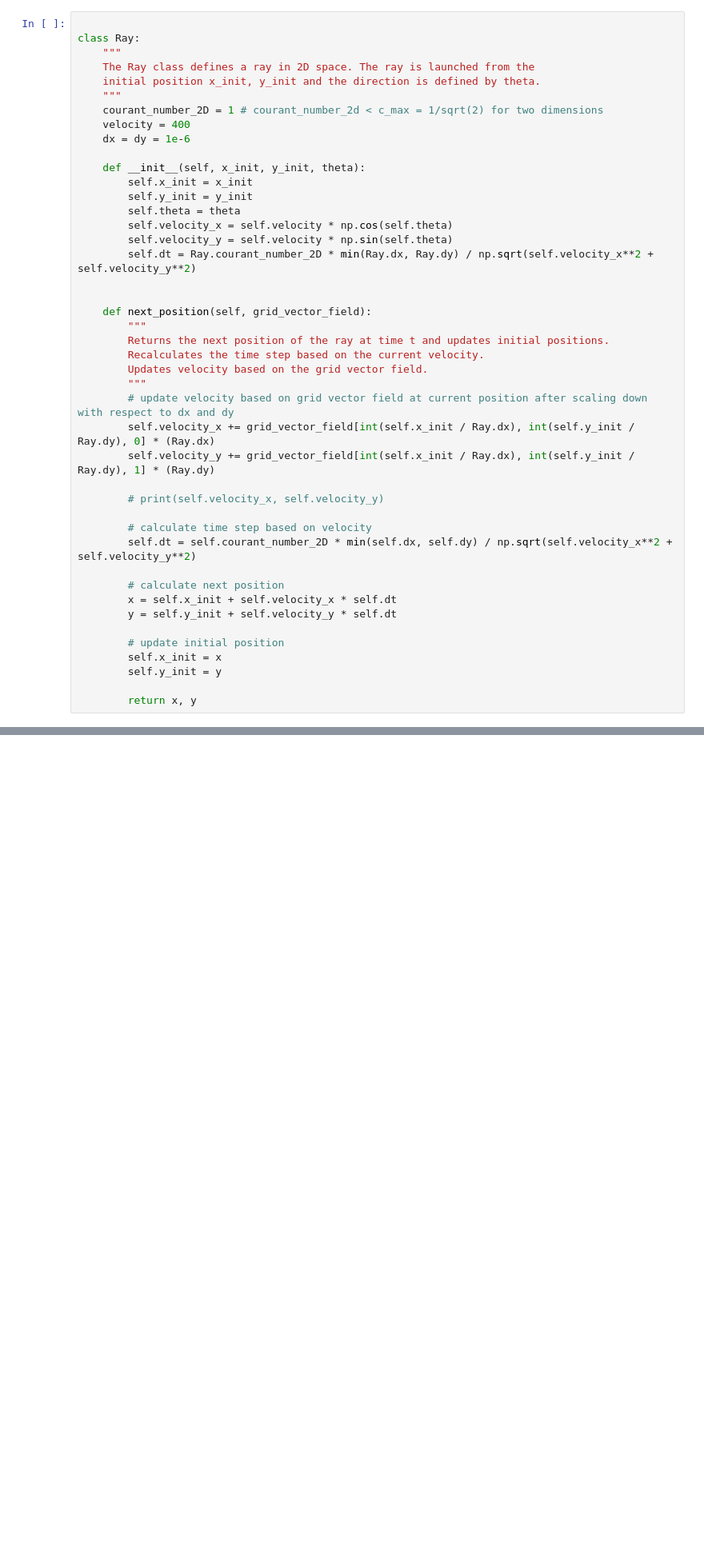
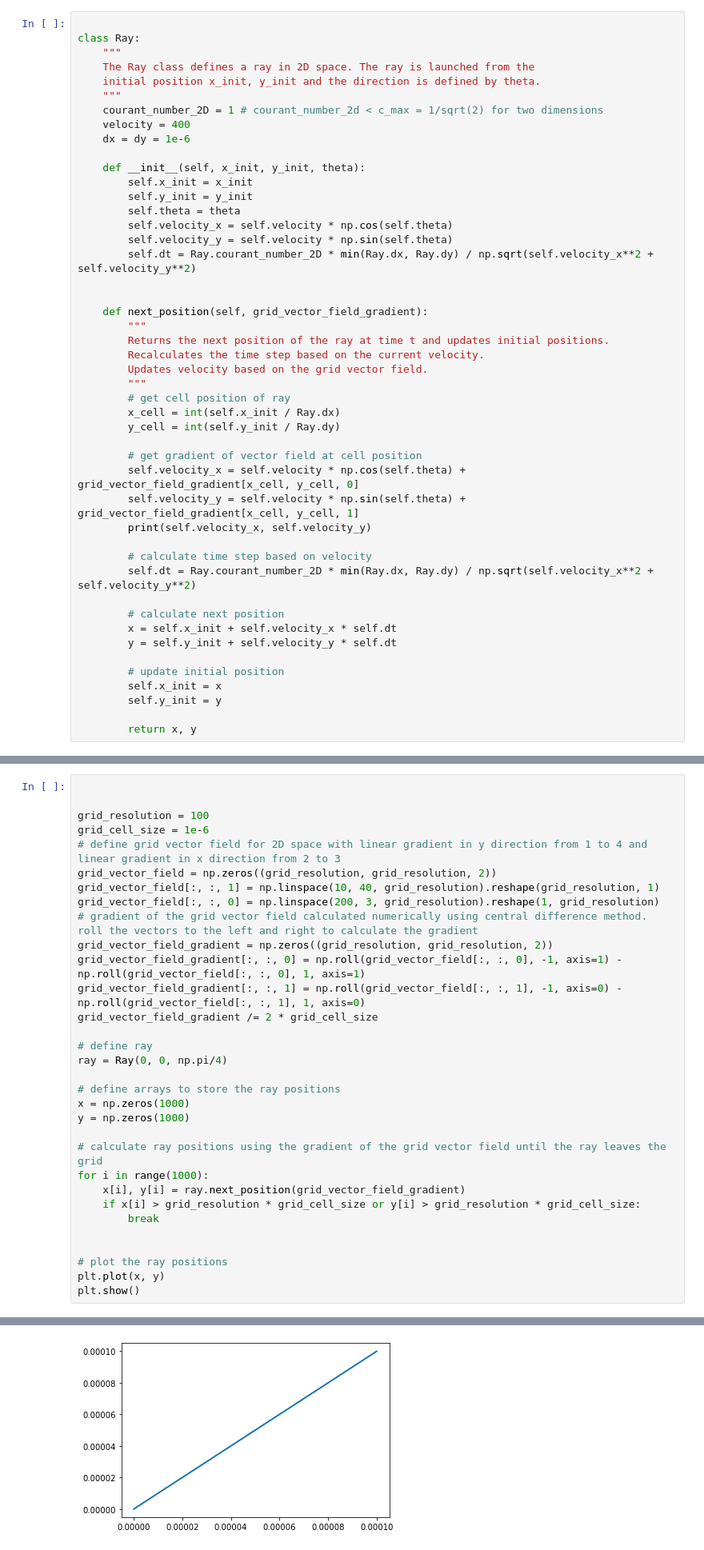
Before and after one commit to apoudel20/python-cbet, a Jupyter notebook: ray_march.ipynb, the cells around one changed output, grey strips where cells are left out. Shown at 80% size. Drawn from its saved outputs; the diff is of its cells as text; blank space fills up the shorter version.

```diff
--- a/ray_march.ipynb
+++ b/ray_march.ipynb
@@ -23,20 +23,23 @@ class Ray:
         self.dt = Ray.courant_number_2D * min(Ray.dx, Ray.dy) / np.sqrt(self.velocity_x**2 + self.velocity_y**2)
 
 
-    def next_position(self, grid_vector_field):
+    def next_position(self, grid_vector_field_gradient):
         """
         Returns the next position of the ray at time t and updates initial positions.
         Recalculates the time step based on the current velocity.
         Updates velocity based on the grid vector field.
         """
-        # update velocity based on grid vector field at current position after scaling down with respect to dx and dy
-        self.velocity_x += grid_vector_field[int(self.x_init / Ray.dx), int(self.y_init / Ray.dy), 0] * (Ray.dx)
-        self.velocity_y += grid_vector_field[int(self.x_init / Ray.dx), int(self.y_init / Ray.dy), 1] * (Ray.dy)
+        # get cell position of ray
+        x_cell = int(self.x_init / Ray.dx)
+        y_cell = int(self.y_init / Ray.dy)
 
-        # print(self.velocity_x, self.velocity_y)
+        # get gradient of vector field at cell position
+        self.velocity_x = self.velocity * np.cos(self.theta) + grid_vector_field_gradient[x_cell, y_cell, 0]
+        self.velocity_y = self.velocity * np.sin(self.theta) + grid_vector_field_gradient[x_cell, y_cell, 1]
+        print(self.velocity_x, self.velocity_y)
 
         # calculate time step based on velocity
-        self.dt = self.courant_number_2D * min(self.dx, self.dy) / np.sqrt(self.velocity_x**2 + self.velocity_y**2)
+        self.dt = Ray.courant_number_2D * min(Ray.dx, Ray.dy) / np.sqrt(self.velocity_x**2 + self.velocity_y**2)
 
         # calculate next position
         x = self.x_init + self.velocity_x * self.dt
@@ -58,0 +53,33 @@ grid_vector_field[:, :, 0] = np.linspace(0, 0, grid_resolution).reshape(1, grid_
+# %%
+
+
+grid_resolution = 100
+grid_cell_size = 1e-6
+# define grid vector field for 2D space with linear gradient in y direction from 1 to 4 and linear gradient in x direction from 2 to 3
+grid_vector_field = np.zeros((grid_resolution, grid_resolution, 2))
+grid_vector_field[:, :, 1] = np.linspace(10, 40, grid_resolution).reshape(grid_resolution, 1)
+grid_vector_field[:, :, 0] = np.linspace(200, 3, grid_resolution).reshape(1, grid_resolution)
+# gradient of the grid vector field calculated numerically using central difference method. roll the vectors to the left and right to calculate the gradient
+grid_vector_field_gradient = np.zeros((grid_resolution, grid_resolution, 2))
+grid_vector_field_gradient[:, :, 0] = np.roll(grid_vector_field[:, :, 0], -1, axis=1) - np.roll(grid_vector_field[:, :, 0], 1, axis=1)
+grid_vector_field_gradient[:, :, 1] = np.roll(grid_vector_field[:, :, 1], -1, axis=0) - np.roll(grid_vector_field[:, :, 1], 1, axis=0)
+grid_vector_field_gradient /= 2 * grid_cell_size
+
+# define ray
+ray = Ray(0, 0, np.pi/4)
+
+# define arrays to store the ray positions
+x = np.zeros(1000)
+y = np.zeros(1000)
+
+# calculate ray positions using the gradient of the grid vector field until the ray leaves the grid
+for i in range(1000):
+    x[i], y[i] = ray.next_position(grid_vector_field_gradient)
+    if x[i] > grid_resolution * grid_cell_size or y[i] > grid_resolution * grid_cell_size:
+        break
+
+
+# plot the ray positions
+plt.plot(x, y)
+plt.show()
+# %% [output]
@@ -59,2 +103,3 @@ grid_vector_field[:, :, 0] = np.linspace(0, 0, grid_resolution).reshape(1, grid_
+[figure, added]
 # %%
 # generate 100 rays from the left edge of the grid and directions and store their paths in a list ray_path_seed
```
Also changed, not shown: parts of 4 cells of this notebook, 1 other file.
